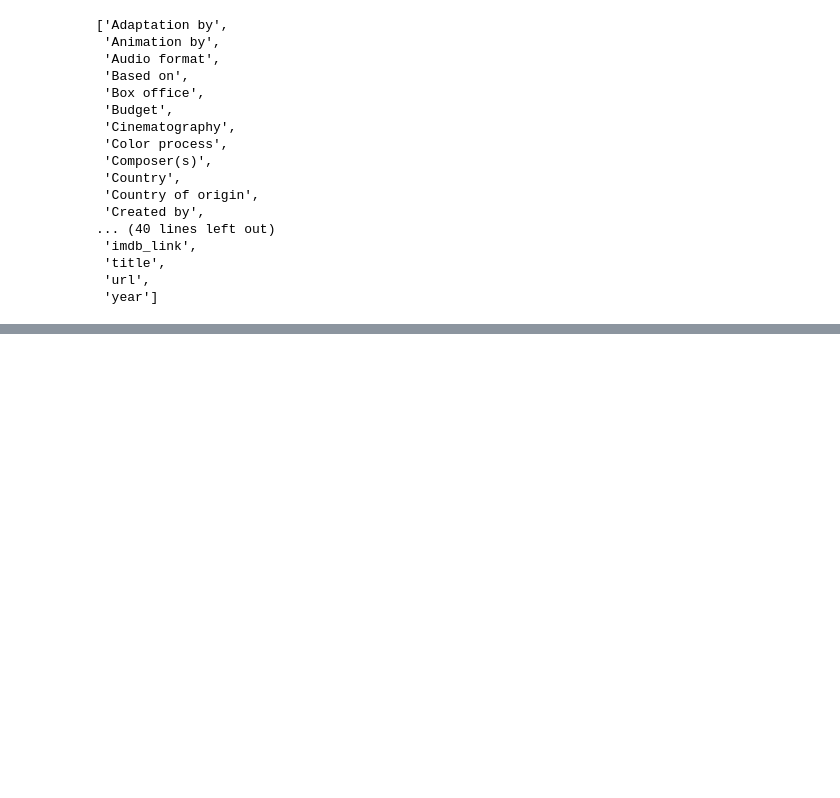
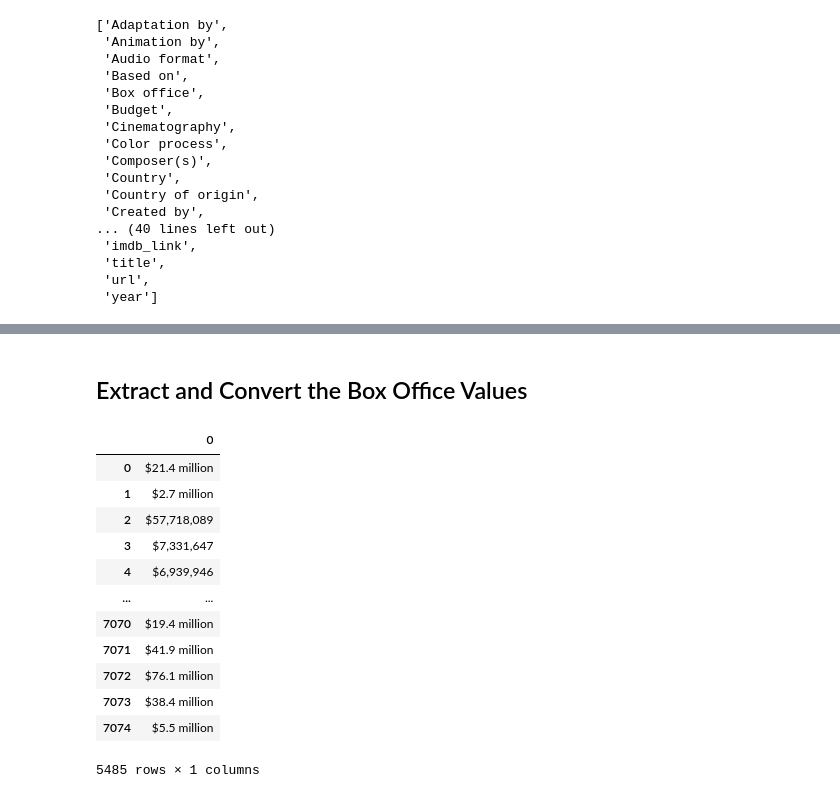
Before and after one commit to KMontero606/Movies-ETL, a Jupyter notebook: Module_8_ETL.ipynb, the cells around one changed output, grey strips where cells are left out. Cells and saved outputs as stored; diff of their text form; code cells hidden in the pictures; blank space fills up the shorter version.

```diff
--- a/Module_8_ETL.ipynb
+++ b/Module_8_ETL.ipynb
@@ -423,0 +476,5 @@ sorted(wiki_movies_df.columns.tolist())
+# %%
+# Now we can rerun our list comprehension to clean wiki_movies and recreate wiki_movies_df.
+clean_movies = [clean_movie(movie) for movie in wiki_movies]
+wiki_movies_df = pd.DataFrame(clean_movies)
+sorted(wiki_movies_df.columns.tolist())
@@ -423,0 +570,3 @@ sorted(wiki_movies_df.columns.tolist())
+# %%
+# First we'll make a data series that drops missing values with the following:
+box_office = wiki_movies_df['Box office'].dropna()
@@ -423,0 +620,4 @@ sorted(wiki_movies_df.columns.tolist())
+# %%
+# We'll use a simple space as our joining character and apply the join() function only when our data points are lists.
+# The code looks like the following:
+box_office = box_office.apply(lambda x: ' '.join(x) if type(x) == list else x)
@@ -423,0 +739,48 @@ sorted(wiki_movies_df.columns.tolist())
+# %%
+# 1. Some values have spaces in between the dollar sign and the number - Just add \s* after the dollar signs
+#form_one = r'\$\s*\d+\.?\d*\s*[mb]illion'
+#form_two = r'\$\s*\d{1,3}(?:,\d{3})+'
+
+# 2. Some values use a period as a thousands separator, not a comma:
+# Simply change form_two to allow for either a comma or period as a thousands separator,
+# placed inside the straight brackets with the '.' needs to escaped with a slash '[,\.]'
+#form_two = r'\$\s*\d{1,3}(?:[,\.]\d{3})+'
+# Add a negative lookahead groups that looks ahead for "million" or "billion"
+#form_two = r'\$\s*\d{1,3}(?:[,\.]\d{3})+(?!\s[mb]illion)'
+
+# 3. Some values are given as a range.
+# search for any string that starts with a dollar sign and ends with a hyphen,
+# and then replace it with just a dollar sign using the replace() method
+# first argument in the replace() method is the substring that will be replaced
+# second argument in the replace() method is the string to replace it with
+# use regular expressions in the first argument by sending the parameter regex=True
+#box_office = box_office.str.replace(r'\$.*[-—–](?![a-z])', '$', regex=True)
+
+# 4. "Million" is sometimes misspelled as "millon" - just make the second "i" optional in our match string with a question mark
+#form_one = r'\$\s*\d+\.?\d*\s*[mb]illi?on'
+
+form_one = r'\$\s*\d+\.?\d*\s*[mb]illi?on'
+form_two = r'\$\s*\d{1,3}(?:[,\.]\d{3})+(?!\s[mb]illion)'
+
+box_office = box_office.str.replace(r'\$.*[-—–](?![a-z])', '$', regex=True)
+# %% [markdown]
+## Extract and Convert the Box Office Values
+# %%
+# The f-string f'{form_one}|{form_two}' will create a regular expression that matches either form_one or form_two,
+# so we just need to put the whole thing in parentheses to create a capture group.
+# Our final string will be f'({form_one}|{form_two})', and the full line of code to extract the data follows:
+box_office.str.extract(f'({form_one}|{form_two})')
+# %% [output]
+|  | 0 |
+| 0 | $21.4 million |
+| 1 | $2.7 million |
+| 2 | $57,718,089 |
+| 3 | $7,331,647 |
+| 4 | $6,939,946 |
+| ... | ... |
+| 7070 | $19.4 million |
+| 7071 | $41.9 million |
+| 7072 | $76.1 million |
+| 7073 | $38.4 million |
+| 7074 | $5.5 million |
+5485 rows × 1 columns
```
Also changed, not shown: parts of 50 cells of this notebook.
